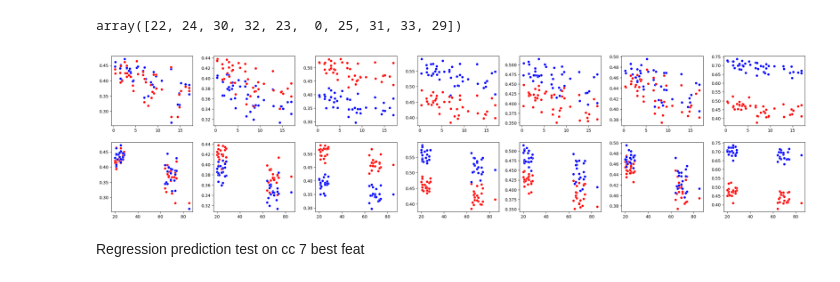
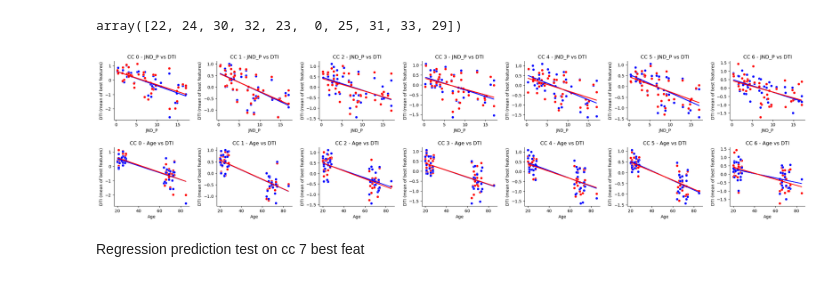
Before and after one commit to nicolascatz/CRPN_DTI_AGING_DPAKNC, a Jupyter notebook: scripts/DTI_Aging_AllPatterns_New_260313.ipynb, the cells around one changed output. Saved outputs shown, nothing was run; the diff lists cells and outputs as text; code cells hidden in the pictures.

```diff
--- a/scripts/DTI_Aging_AllPatterns_New_260313.ipynb
+++ b/scripts/DTI_Aging_AllPatterns_New_260313.ipynb
@@ -147,11 +147,18 @@ age=age_all[:42]
 jnd=jnd_all[:42]
 DTI=DTI_all[:42,:,:]
 
+
+scaler=RobustScaler()
+DTI_scaled=np.zeros_like(DTI)
+for cc in range(7):
+    d=scaler.fit_transform(DTI[:,:,cc])
+    DTI_scaled[:,:,cc] = d
+
 # scaler = RobustScaler()
 # DTI_all_scaled = scaler.fit_transform(DTI.reshape(-1, DTI.shape[-1])).reshape(DTI.shape)
 
 # DTI=DTI_all_scaled
-DTI.shape
+DTI_scaled.shape
 # %% [output]
 (42, 98, 7)
 # %% [markdown]
@@ -317,8 +324,8 @@ r_reg_best_features_age_cc_allCC = np.zeros((7,10), dtype=int)
 r_reg_age_allcc = np.zeros((7,98))
 for cc in range(1,8):
 
-    r_reg_jnd = r_regression(DTI[:,:,cc-1], jnd)
-    r_reg_age = r_regression(DTI[:,:,cc-1], age)
+    r_reg_jnd = r_regression(DTI_scaled[:,:,cc-1], jnd)
+    r_reg_age = r_regression(DTI_scaled[:,:,cc-1], age)
 
     r_reg_age_allcc[cc-1,:] = r_reg_age
 
@@ -343,8 +350,8 @@ for cc in range(1,8):
     featn_jnd=r_reg_best_features_jnd_cc[0]  # on prend la feature la plus significative pour JND
     featn_age=r_reg_best_features_age_cc[0]  # on prend la feature la plus significative pour Age
 
-    axs[cc-1,1].scatter(jnd, DTI[:,featn_jnd,cc-1], color='blue', label='Données', alpha=0.5, s=20)
-    axs[cc-1,2].scatter(age, DTI[:,featn_age,cc-1], color='red', label='Données', alpha=0.5, s=20)
+    axs[cc-1,1].scatter(jnd, DTI_scaled[:,featn_jnd,cc-1], color='blue', label='Données', alpha=0.5, s=20)
+    axs[cc-1,2].scatter(age, DTI_scaled[:,featn_age,cc-1], color='red', label='Données', alpha=0.5, s=20)
     axs[cc-1,1].set_xlabel('JND_P')
     axs[cc-1,1].set_ylabel(f'CC {cc} DTI')
     axs[cc-1,2].set_xlabel('Age')
@@ -366,21 +373,74 @@ r_reg_best_features_age_cc_allCC[6]
 # %% [output]
 array([22, 24, 30, 32, 23,  0, 25, 31, 33, 29])
 # %%
+import statsmodels.api as sm
+
+
 fig,axs = plt.subplots(nrows=2, ncols=7, figsize=(24,6))
 
 for cc in range(7):
-    sns.scatterplot(y=DTI[:,r_reg_best_features_jnd_cc_allCC[cc,:].tolist(),cc].mean(axis=1), x=jnd, ax=axs[0,cc], color='blue')
-    sns.scatterplot(y=DTI[:,r_reg_best_features_age_cc_allCC[cc,:].tolist(),cc].mean(axis=1), x=jnd, ax=axs[0,cc], color='red')
+
+    x = sm.add_constant(jnd)
+    y1=DTI_scaled[:,r_reg_best_features_jnd_cc_allCC[cc,:].tolist(),cc].mean(axis=1)
+    y2=DTI_scaled[:,r_reg_best_features_age_cc_allCC[cc,:].tolist(),cc].mean(axis=1)
+    # Créer le modèle de régression linéaire
+    model1 = sm.OLS(y1, x)
+    model2= sm.OLS(y2, x)
+    results1 = model1.fit()
+    results2 = model2.fit()
+    slope1 = results1.params[1]
+    intercept1 = results1.params[0]
+    slope2 = results2.params[1]
+    intercept2 = results2.params[0]
+
+    # Créer une ligne de régression
+    regression_line1 = slope1 * x[:, 1] + intercept1
+    regression_line2 = slope2 * x[:, 1] + intercept2
+
+
+    sns.scatterplot(y=DTI_scaled[:,r_reg_best_features_jnd_cc_allCC[cc,:].tolist(),cc].mean(axis=1), x=jnd, ax=axs[0,cc], color='blue')
+    sns.scatterplot(y=DTI_scaled[:,r_reg_best_features_age_cc_allCC[cc,:].tolist(),cc].mean(axis=1), x=jnd, ax=axs[0,cc], color='red')
+    axs[0,cc].set_title(f'CC {cc} - JND_P vs DTI')
+    axs[0,cc].spines['top'].set_visible(False)
+    axs[0,cc].spines['right'].set_visible(False)
+    axs[0,cc].set_xlabel('JND_P')
+    axs[0,cc].set_ylabel('DTI (mean of best features)')
+    # Tracer la ligne de régression
+    axs[0,cc].plot(x[:, 1], regression_line1, color='blue', label='Régression linéaire')
+    axs[0,cc].plot(x[:, 1], regression_line2, color='red', label='Régression linéaire')
 
 
 
 
-    sns.scatterplot(y=DTI[:,r_reg_best_features_age_cc_allCC[cc,:].tolist(),cc].mean(axis=1), x=age, ax=axs[1,cc], color='red')
-    sns.scatterplot(y=DTI[:,r_reg_best_features_jnd_cc_allCC[cc,:].tolist(),cc].mean(axis=1), x=age, ax=axs[1,cc], color='blue')
+    x = sm.add_constant(age)
+    y1=DTI_scaled[:,r_reg_best_features_jnd_cc_allCC[cc,:].tolist(),cc].mean(axis=1)
+    y2=DTI_scaled[:,r_reg_best_features_age_cc_allCC[cc,:].tolist(),cc].mean(axis=1)
+    # Créer le modèle de régression linéaire
+    model1 = sm.OLS(y1, x)
+    model2= sm.OLS(y2, x)
+    results1 = model1.fit()
+    results2 = model2.fit()
+    slope1 = results1.params[1]
+    intercept1 = results1.params[0]
+    slope2 = results2.params[1]
+    intercept2 = results2.params[0]
+
+    # Créer une ligne de régression
+    regression_line1 = slope1 * x[:, 1] + intercept1
+    regression_line2 = slope2 * x[:, 1] + intercept2
+    sns.scatterplot(y=DTI_scaled[:,r_reg_best_features_age_cc_allCC[cc,:].tolist(),cc].mean(axis=1), x=age, ax=axs[1,cc], color='red')
+    sns.scatterplot(y=DTI_scaled[:,r_reg_best_features_jnd_cc_allCC[cc,:].tolist(),cc].mean(axis=1), x=age, ax=axs[1,cc], color='blue')
+    axs[1,cc].set_title(f'CC {cc} - Age vs DTI')
+    axs[1,cc].spines['top'].set_visible(False)
+    axs[1,cc].spines['right'].set_visible(False)
+    axs[1,cc].set_xlabel('Age')
+    axs[1,cc].set_ylabel('DTI (mean of best features)')
+    axs[1,cc].plot(x[:, 1], regression_line1, color='blue', label='Régression linéaire')
+    axs[1,cc].plot(x[:, 1], regression_line2, color='red', label='Régression linéaire')
 
 plt.tight_layout(pad=2.0)
 # %% [output]
-[figure, old version]
+[figure, new version]
 # %% [markdown]
 Regression prediction test on cc 7 best feat
 # %%
```
Also changed, not shown: parts of 8 cells of this notebook.
